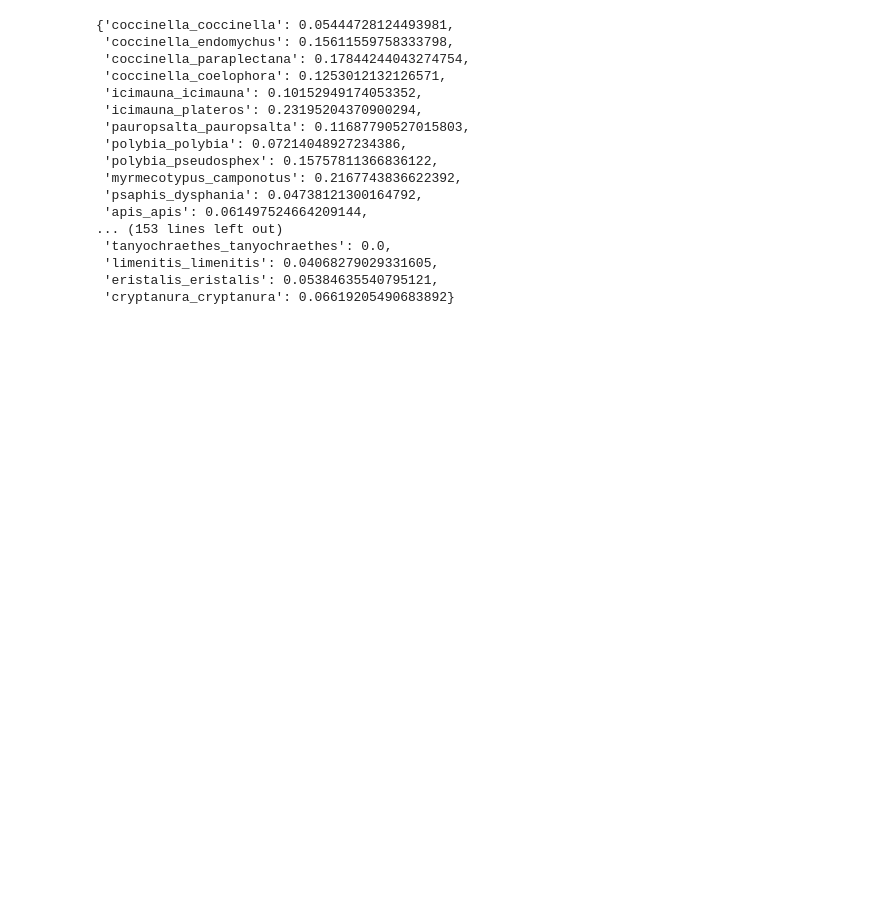
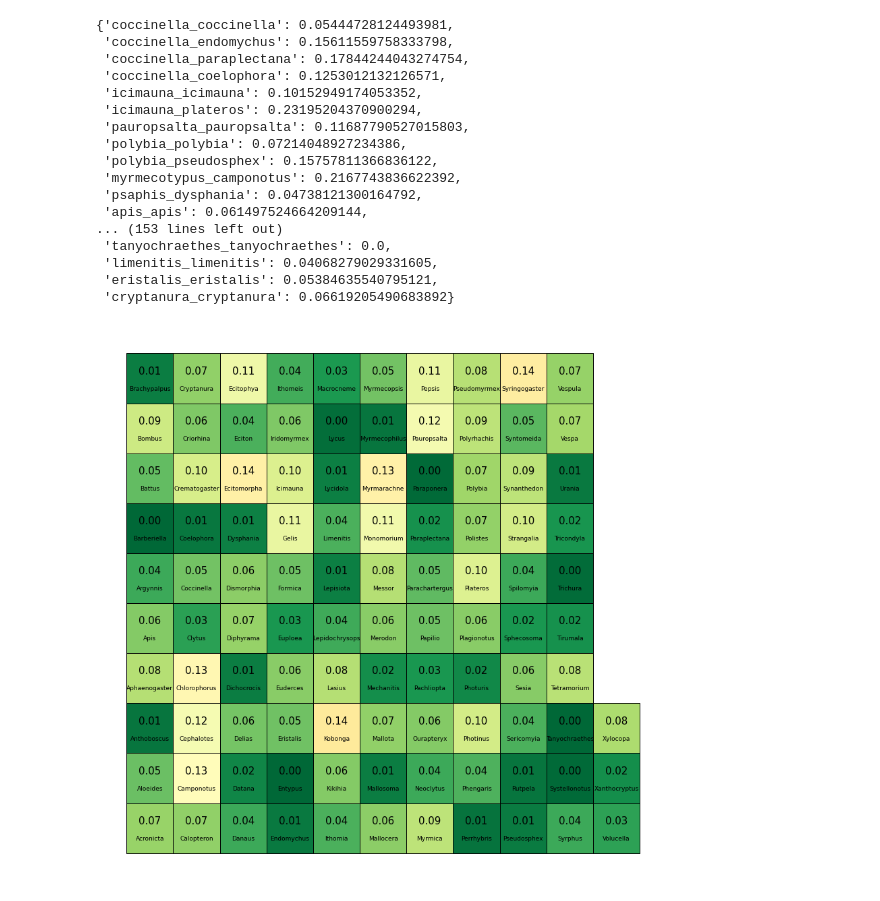
Before and after one commit to katarinakovacova/genetic_distance, a Jupyter notebook: genetic_distance.ipynb, the cells around one changed output. Cells and saved outputs as stored; diff of their text form; code cells hidden in the pictures; blank space fills up the shorter version.

```diff
--- a/genetic_distance.ipynb
+++ b/genetic_distance.ipynb
@@ -63,3 +67,46 @@ genus
  'limenitis_limenitis': 0.04068279029331605,
  'eristalis_eristalis': 0.05384635540795121,
  'cryptanura_cryptanura': 0.06619205490683892}
+# %%
+same_genus = {k.split('_')[0].capitalize(): v for k, v in genus.items() if k.split('_')[0] == k.split('_')[1]}
+
+different_genus = {k.split('_')[0].capitalize() + '-' + k.split('_')[1].capitalize(): v for k, v in genus.items() if k.split('_')[0] != k.split('_')[1]}
+# %%
+max_value = max(x for x in genus.values())
+# %%
+fig, ax = plt.subplots(figsize=(15, 15))
+
+norm = colors.Normalize(vmin=0, vmax=max_value)
+
+cmap = plt.get_cmap('RdYlGn_r')
+
+plt.axis('off')
+
+data = same_genus
+
+rectangles = []
+
+for i, key in enumerate(sorted(data)):
+    x = int(i / 10)
+    y = i % 10
+
+    val = '{:.2f}'.format(data[key])
+    color = cmap(norm(data[key]))
+
+    text = key.replace('-', '\n')
+
+    ax.text(x + 0.5, y + 0.65, val, ha='center', va='center', fontsize=15)
+    ax.text(x + 0.5, y + 0.3, text, ha='center', va='center', fontsize=9)
+
+    rect = patches.Rectangle((x, y), 1, 1, linewidth=1, edgecolor='k', facecolor=color)
+    rectangles.append(rect)
+
+for rect in rectangles:
+    ax.add_patch(rect)
+
+ax.autoscale()
+
+#plt.savefig('mimetic_model.png', dpi=200, bbox_inches='tight')
+plt.savefig('konzervovanost.png', dpi=200, bbox_inches='tight')
+# %% [output]
+[figure, added]
```
Also changed, not shown: parts of 1 cell of this notebook, 3 other files.
